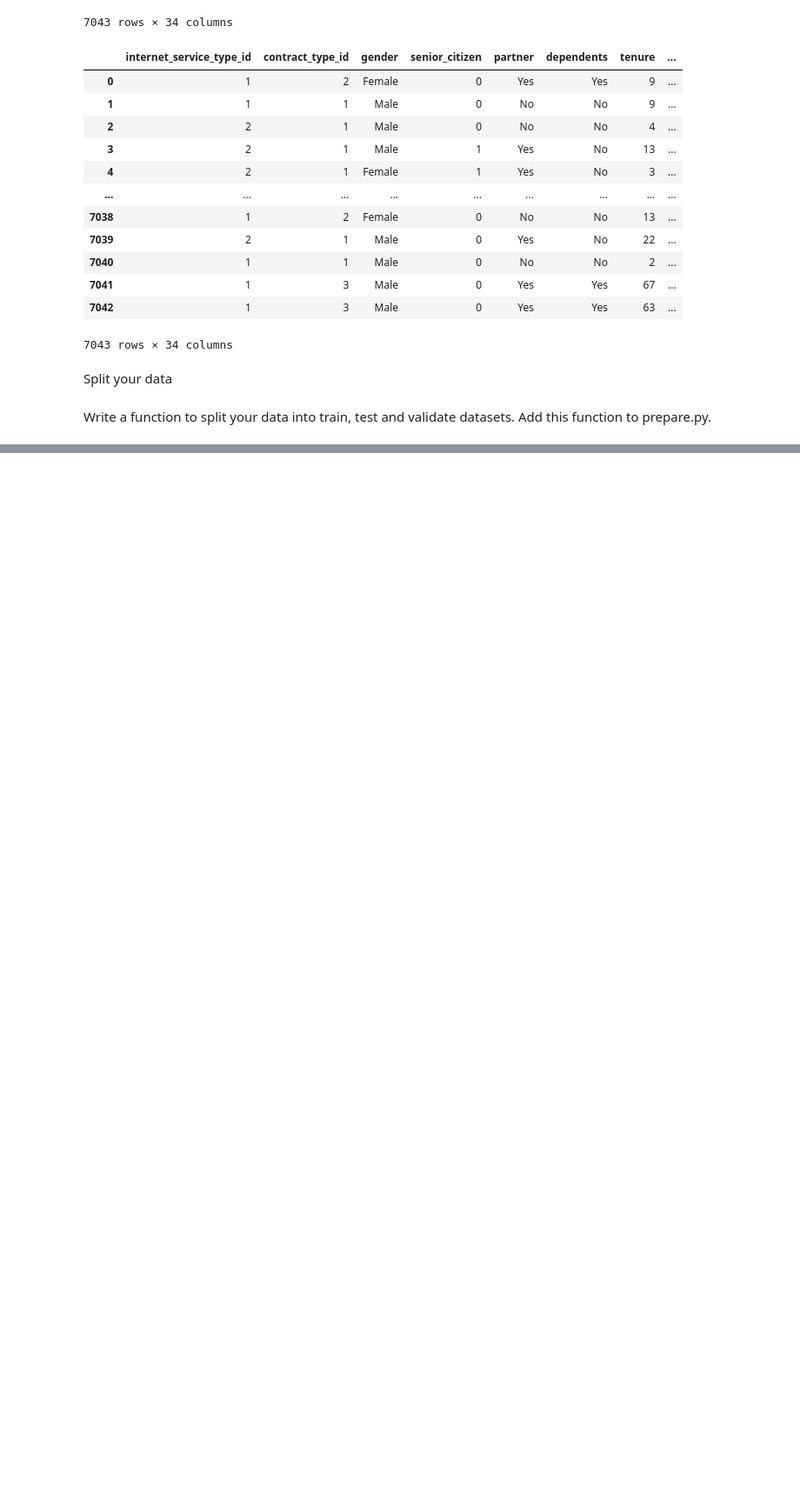
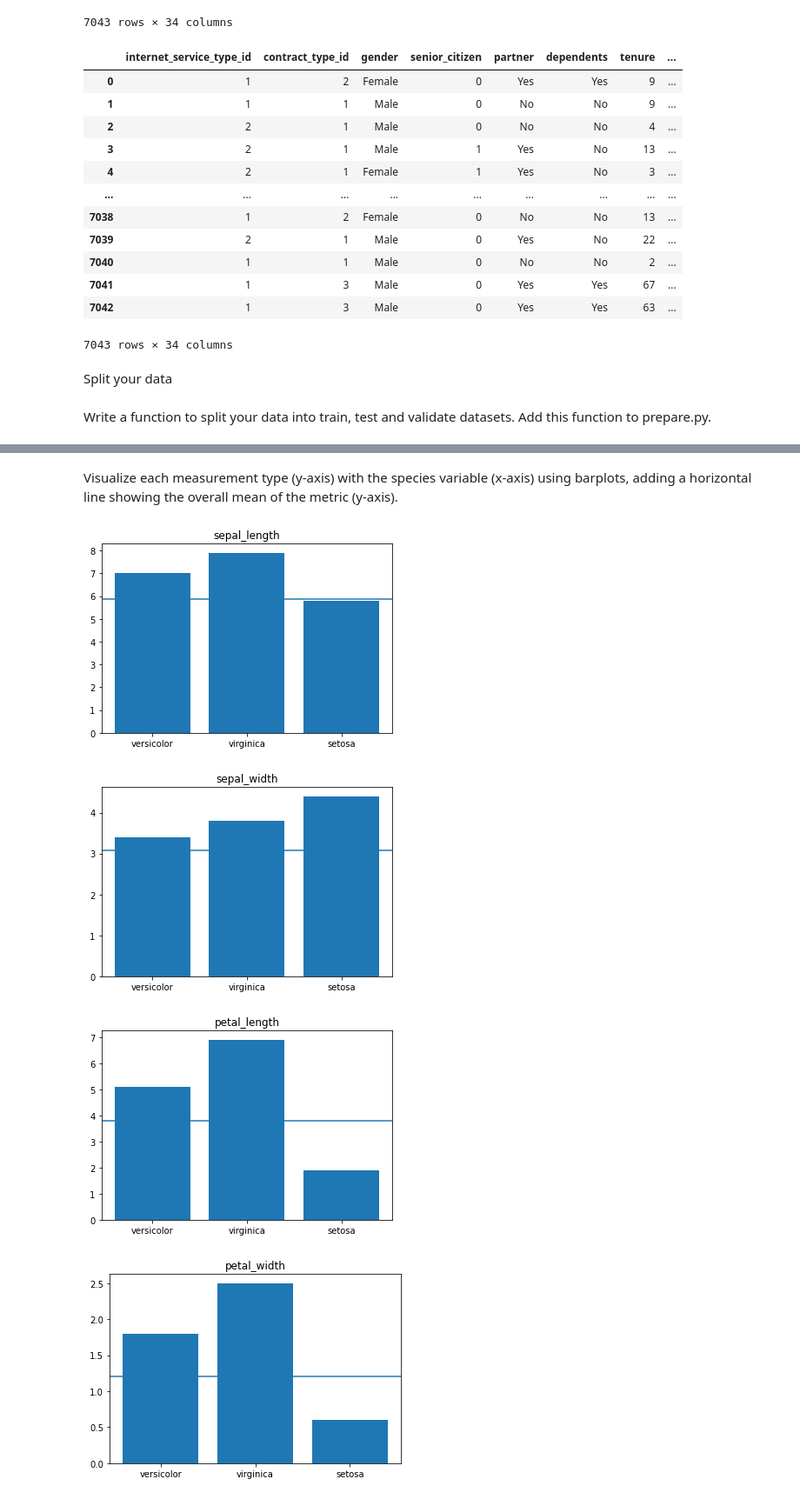
Before and after one commit to Zachary-Stufflebeme/Classification-exercises-MIRZ, a Jupyter notebook: classification_exercises.ipynb, the cells around one changed output, grey strips where cells are left out. Shown: that part at 87% size. Saved outputs shown, nothing was run; the diff lists cells and outputs as text; code cells hidden in the pictures; blank space fills up the shorter version.

```diff
--- a/classification_exercises.ipynb
+++ b/classification_exercises.ipynb
@@ -537,0 +588,5 @@ test
+# %%
+for col in train.columns:
+    if train[col].dtype != 'O':
+       print(col)
+       print(train[col].describe())
@@ -537,0 +629,14 @@ test
+# %% [markdown]
+Visualize each measurement type (y-axis) with the species variable (x-axis) using barplots, adding a horizontal line showing the overall mean of the metric (y-axis).
+# %%
+for col in train.columns:
+    if (train[col].dtype != 'O') and (col != 'encoded_species'):
+        plt.bar(train.species,train[col])
+        plt.title(col)
+        plt.axhline(train[col].mean())
+        plt.show()
+# %% [output]
+[figure, added]
+[figure, added]
+[figure, added]
+[figure, added]
```
Also changed, not shown: parts of 52 cells of this notebook.
